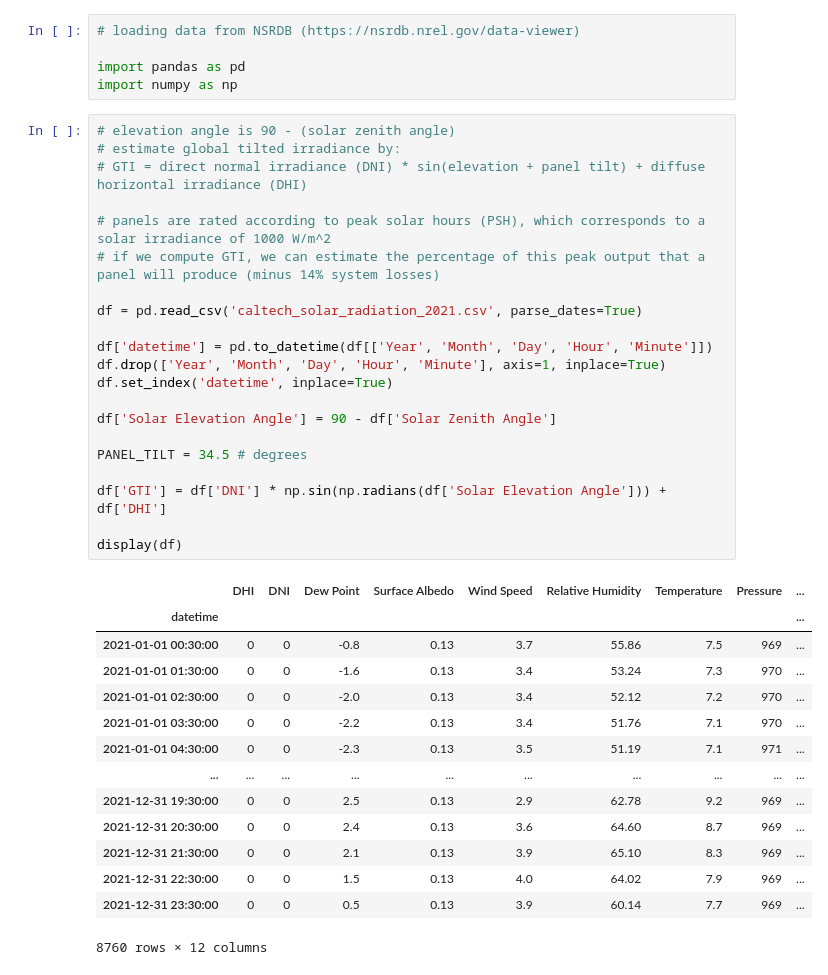
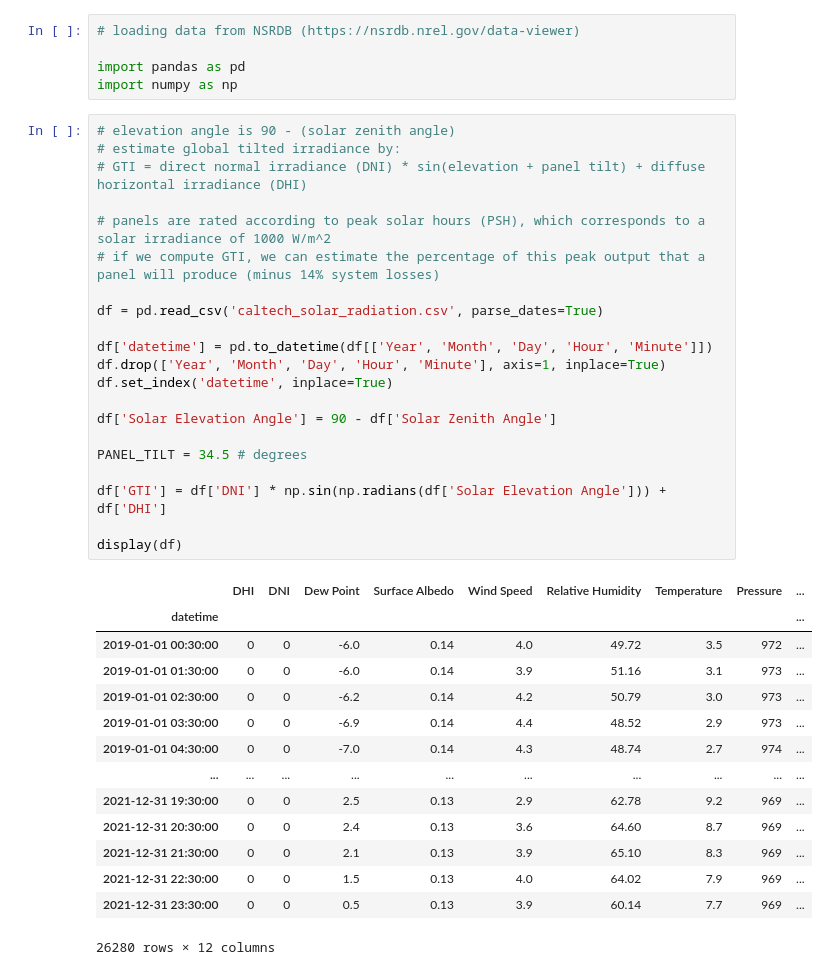
Before and after one commit to umassos/roro-experiments, a Jupyter notebook: solar_data.ipynb, the cells around one changed output. Drawn from its saved outputs; the diff is of its cells as text.

```diff
--- a/solar_data.ipynb
+++ b/solar_data.ipynb
@@ -6,39 +6,39 @@ import numpy as np
 # %%
 # elevation angle is 90 - (solar zenith angle)
 # estimate global tilted irradiance by:
 # GTI = direct normal irradiance (DNI) * sin(elevation + panel tilt) + diffuse horizontal irradiance (DHI)
 
 # panels are rated according to peak solar hours (PSH), which corresponds to a solar irradiance of 1000 W/m^2
 # if we compute GTI, we can estimate the percentage of this peak output that a panel will produce (minus 14% system losses)
 
-df = pd.read_csv('caltech_solar_radiation_2021.csv', parse_dates=True)
+df = pd.read_csv('caltech_solar_radiation.csv', parse_dates=True)
 
 df['datetime'] = pd.to_datetime(df[['Year', 'Month', 'Day', 'Hour', 'Minute']])
 df.drop(['Year', 'Month', 'Day', 'Hour', 'Minute'], axis=1, inplace=True)
 df.set_index('datetime', inplace=True)
 
 df['Solar Elevation Angle'] = 90 - df['Solar Zenith Angle']
 
 PANEL_TILT = 34.5 # degrees
 
 df['GTI'] = df['DNI'] * np.sin(np.radians(df['Solar Elevation Angle'])) + df['DHI']
 
 display(df)
 # %% [output]
 |  | DHI | DNI | Dew Point | Surface Albedo | Wind Speed | Relative Humidity | Temperature | Pressure | ... |
 | datetime |  |  |  |  |  |  |  |  | ... |
-| 2021-01-01 00:30:00 | 0 | 0 | -0.8 | 0.13 | 3.7 | 55.86 | 7.5 | 969 | ... |
-| 2021-01-01 01:30:00 | 0 | 0 | -1.6 | 0.13 | 3.4 | 53.24 | 7.3 | 970 | ... |
-| 2021-01-01 02:30:00 | 0 | 0 | -2.0 | 0.13 | 3.4 | 52.12 | 7.2 | 970 | ... |
-| 2021-01-01 03:30:00 | 0 | 0 | -2.2 | 0.13 | 3.4 | 51.76 | 7.1 | 970 | ... |
-| 2021-01-01 04:30:00 | 0 | 0 | -2.3 | 0.13 | 3.5 | 51.19 | 7.1 | 971 | ... |
+| 2019-01-01 00:30:00 | 0 | 0 | -6.0 | 0.14 | 4.0 | 49.72 | 3.5 | 972 | ... |
+| 2019-01-01 01:30:00 | 0 | 0 | -6.0 | 0.14 | 3.9 | 51.16 | 3.1 | 973 | ... |
+| 2019-01-01 02:30:00 | 0 | 0 | -6.2 | 0.14 | 4.2 | 50.79 | 3.0 | 973 | ... |
+| 2019-01-01 03:30:00 | 0 | 0 | -6.9 | 0.14 | 4.4 | 48.52 | 2.9 | 973 | ... |
+| 2019-01-01 04:30:00 | 0 | 0 | -7.0 | 0.14 | 4.3 | 48.74 | 2.7 | 974 | ... |
 | ... | ... | ... | ... | ... | ... | ... | ... | ... | ... |
 | 2021-12-31 19:30:00 | 0 | 0 | 2.5 | 0.13 | 2.9 | 62.78 | 9.2 | 969 | ... |
 | 2021-12-31 20:30:00 | 0 | 0 | 2.4 | 0.13 | 3.6 | 64.60 | 8.7 | 969 | ... |
 | 2021-12-31 21:30:00 | 0 | 0 | 2.1 | 0.13 | 3.9 | 65.10 | 8.3 | 969 | ... |
 | 2021-12-31 22:30:00 | 0 | 0 | 1.5 | 0.13 | 4.0 | 64.02 | 7.9 | 969 | ... |
 | 2021-12-31 23:30:00 | 0 | 0 | 0.5 | 0.13 | 3.9 | 60.14 | 7.7 | 969 | ... |
-8760 rows × 12 columns
+26280 rows × 12 columns
 # %%
 # so a 1kW system will produce 1kWh of DC for 1 PSH (idealized)
 
```
Also changed, not shown: parts of 2 cells of this notebook, 21 other files.
